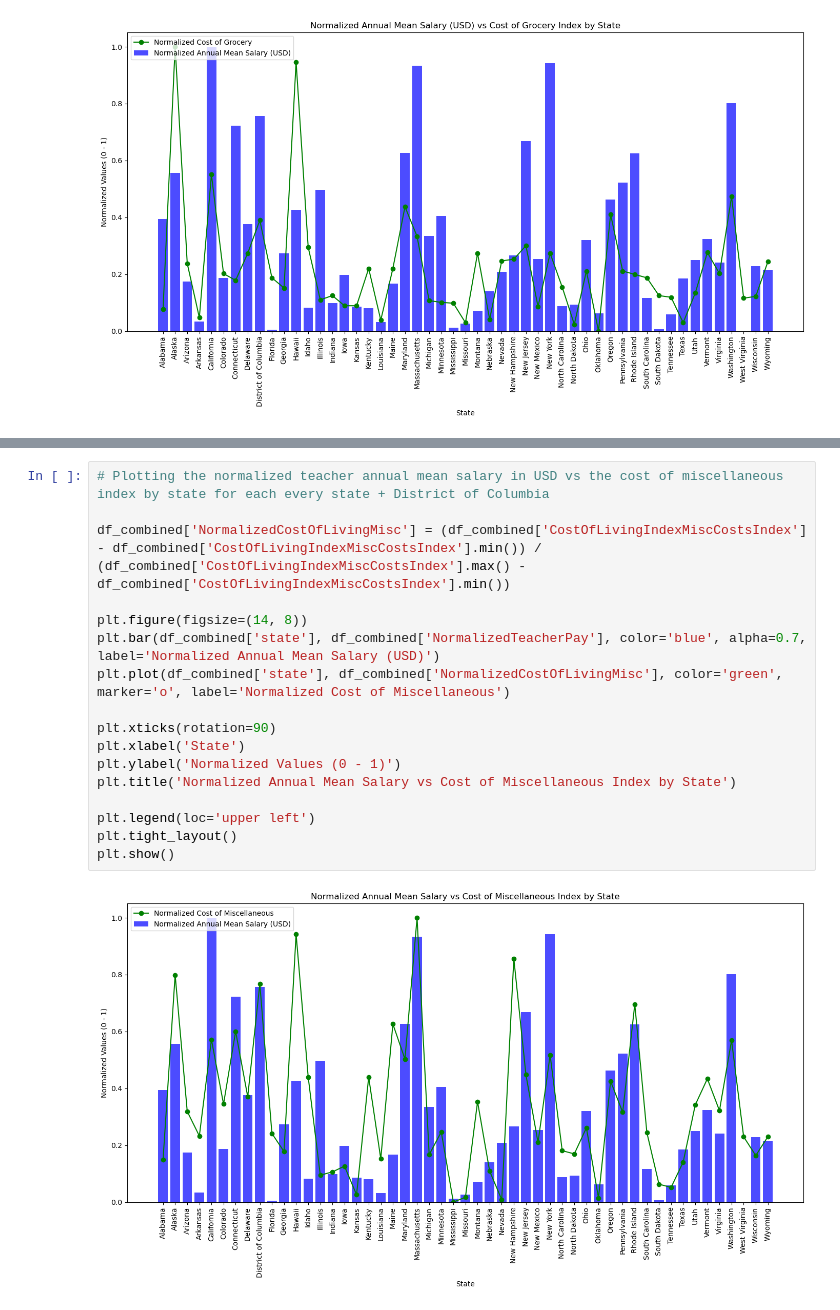
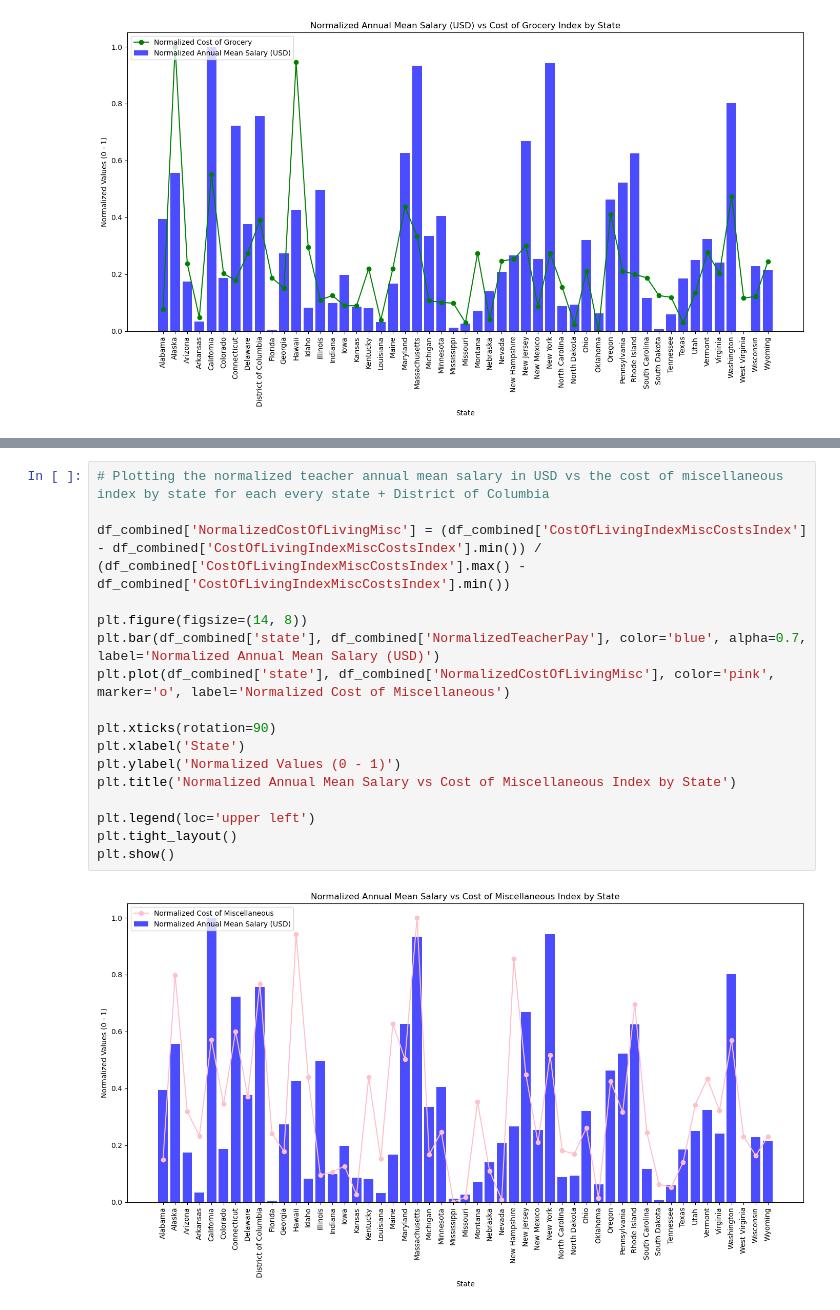
Before and after one commit to Fratu223/Teacher_Salary_Analysis, a Jupyter notebook: Notebooks/Visuals.ipynb, the cells around one changed output, grey strips where cells are left out. Cells and saved outputs as stored; diff of their text form.

```diff
--- a/Notebooks/Visuals.ipynb
+++ b/Notebooks/Visuals.ipynb
@@ -115,22 +115,22 @@ plt.show()
 # %%
 # Plotting the normalized teacher annual mean salary in USD vs the cost of miscellaneous index by state for each every state + District of Columbia
 
 df_combined['NormalizedCostOfLivingMisc'] = (df_combined['CostOfLivingIndexMiscCostsIndex'] - df_combined['CostOfLivingIndexMiscCostsIndex'].min()) / (df_combined['CostOfLivingIndexMiscCostsIndex'].max() - df_combined['CostOfLivingIndexMiscCostsIndex'].min())
 
 plt.figure(figsize=(14, 8))
 plt.bar(df_combined['state'], df_combined['NormalizedTeacherPay'], color='blue', alpha=0.7, label='Normalized Annual Mean Salary (USD)')
-plt.plot(df_combined['state'], df_combined['NormalizedCostOfLivingMisc'], color='green', marker='o', label='Normalized Cost of Miscellaneous')
+plt.plot(df_combined['state'], df_combined['NormalizedCostOfLivingMisc'], color='pink', marker='o', label='Normalized Cost of Miscellaneous')
 
 plt.xticks(rotation=90)
 plt.xlabel('State')
 plt.ylabel('Normalized Values (0 - 1)')
 plt.title('Normalized Annual Mean Salary vs Cost of Miscellaneous Index by State')
 
 plt.legend(loc='upper left')
 plt.tight_layout()
 plt.show()
 # %% [output]
-[figure, old version]
+[figure, new version]
 # %%
 # Plotting the normalized teacher annual mean salary in USD vs the cost of transportation index by state for each every state + District of Columbia
 
```
Also changed, not shown: parts of 4 cells of this notebook.
